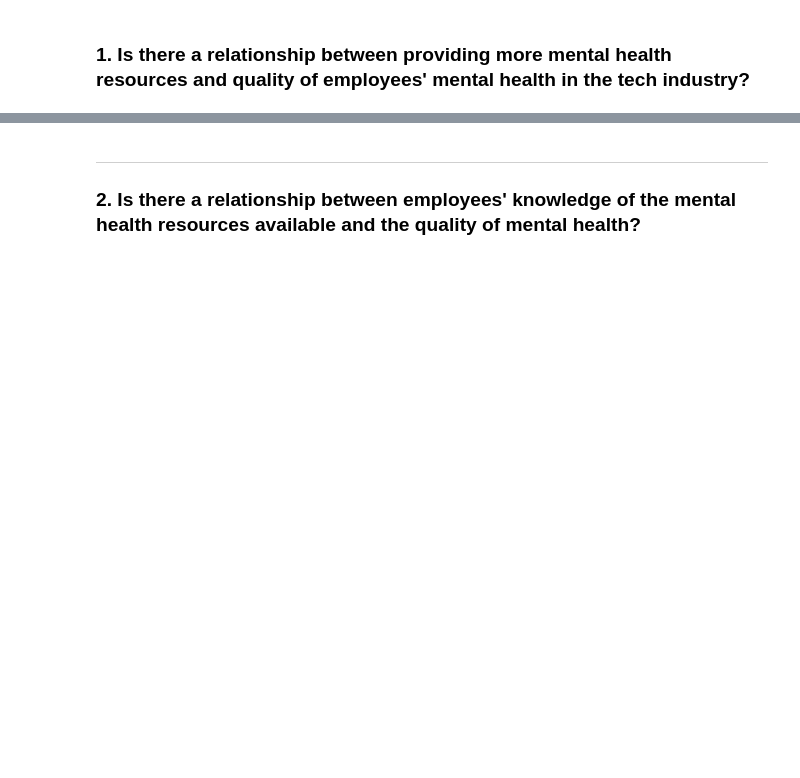
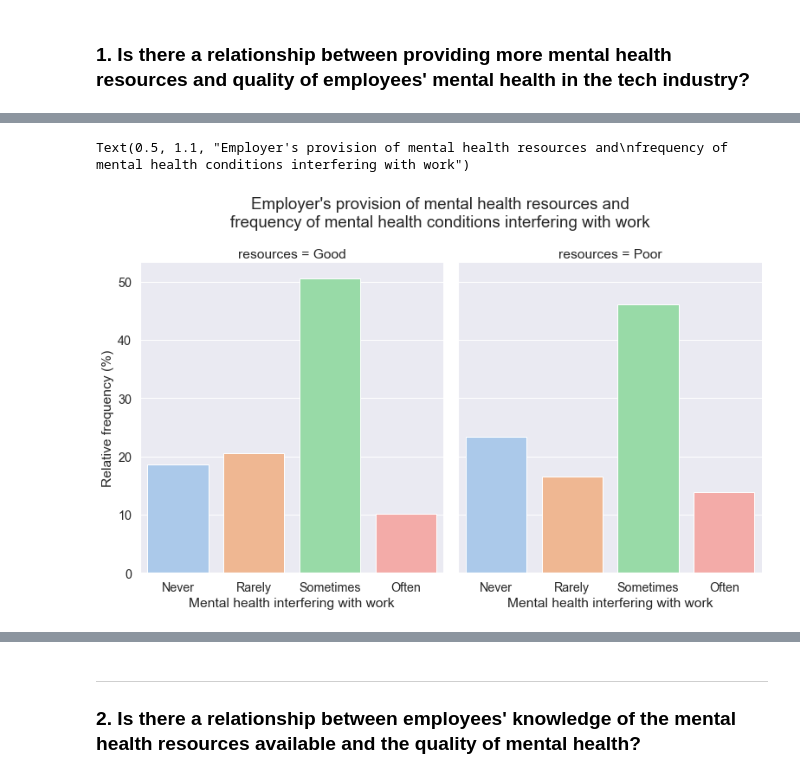
Before and after one commit to cltomiyama/MentalHealthSurvey_analysis, a Jupyter notebook: analysis/gale/analysis_notebook_gc.ipynb, the cells around one changed output, grey strips where cells are left out. Saved outputs shown, nothing was run; the diff lists cells and outputs as text; code cells hidden in the pictures; blank space fills up the shorter version.

```diff
--- a/analysis/gale/analysis_notebook_gc.ipynb
+++ b/analysis/gale/analysis_notebook_gc.ipynb
@@ -443,0 +455,11 @@ plt.tight_layout()
+# %%
+# resources + interfering with work
+
+ax0 = sns.catplot(data=resources_interfere_idx, kind='bar', col='resources', x='work_interfere', y='withingrp_relfreq',
+                 height=6, aspect=0.9
+                 )
+ax0.set_axis_labels('Mental health interfering with work', 'Relative frequency (%)')
+ax0.fig.suptitle("Employer's provision of mental health resources and\nfrequency of mental health conditions interfering with work", y=1.1)
+# %% [output]
+Text(0.5, 1.1, "Employer's provision of mental health resources and\nfrequency of mental health conditions interfering with work")
+[figure, added]
```
Also changed, not shown: parts of 18 cells of this notebook.
